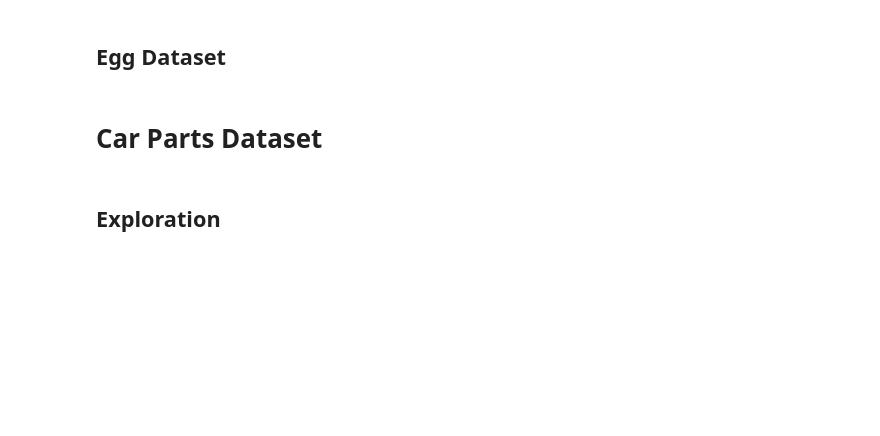
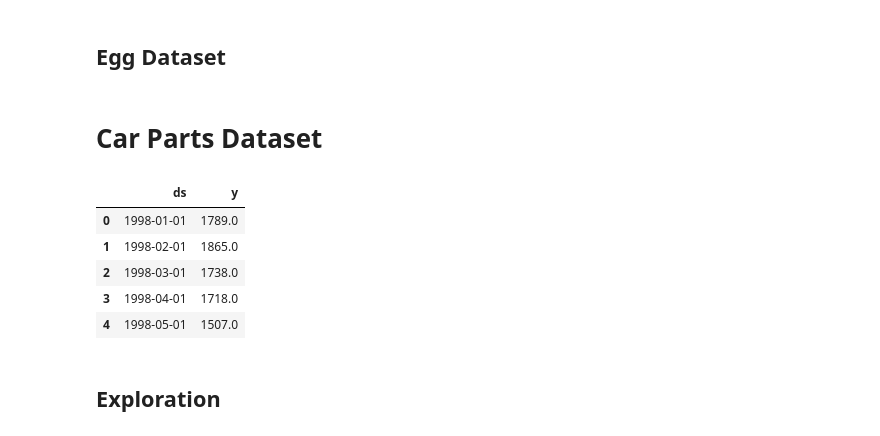
Before and after one commit to rafabarros95/Time-Series-Forecasting, a Jupyter notebook: datagetter.ipynb, the cells around one changed output. Drawn from its saved outputs; the diff is of its cells as text; code cells hidden in the pictures; blank space fills up the shorter version.

```diff
--- a/datagetter.ipynb
+++ b/datagetter.ipynb
@@ -87,19 +87,27 @@ egg_sales_df['ds'] = pd.to_datetime(egg_sales_df['ds'])
 # %%
 # Load the car parts TSF dataset
 car_parts_dataset = load_dataset(dataset_path + dataset_names[4])
 # Unpack as DataFrame, flatten multiindex if present
 car_parts_df = car_parts_dataset[0]['series_value'].reset_index()
 # If there’s a 'state' or similar, filter here (else skip)
 # car_parts_df = car_parts_df[car_parts_df['state'] == 'YOUR_FILTER']  # Only if relevant
 
 # Rename columns
 car_parts_df = car_parts_df.rename(columns={'series_value': 'y', 'timestamp': 'ds'})
 car_parts_df = car_parts_df[['ds', 'y']]
 car_parts_df['ds'] = pd.to_datetime(car_parts_df['ds'])
 car_parts_df = car_parts_df.sort_values('ds')
+car_parts_df = car_parts_df.groupby('ds').sum().reset_index()
 
 #car_parts_df.info()
-#car_parts_df.head()
+car_parts_df.head()
+# %% [output]
+|  | ds | y |
+| 0 | 1998-01-01 | 1789.0 |
+| 1 | 1998-02-01 | 1865.0 |
+| 2 | 1998-03-01 | 1738.0 |
+| 3 | 1998-04-01 | 1718.0 |
+| 4 | 1998-05-01 | 1507.0 |
 # %% [markdown]
 ## Exploration
 # %%
```
Also changed, not shown: parts of 1 cell of this notebook, 1 other file.
